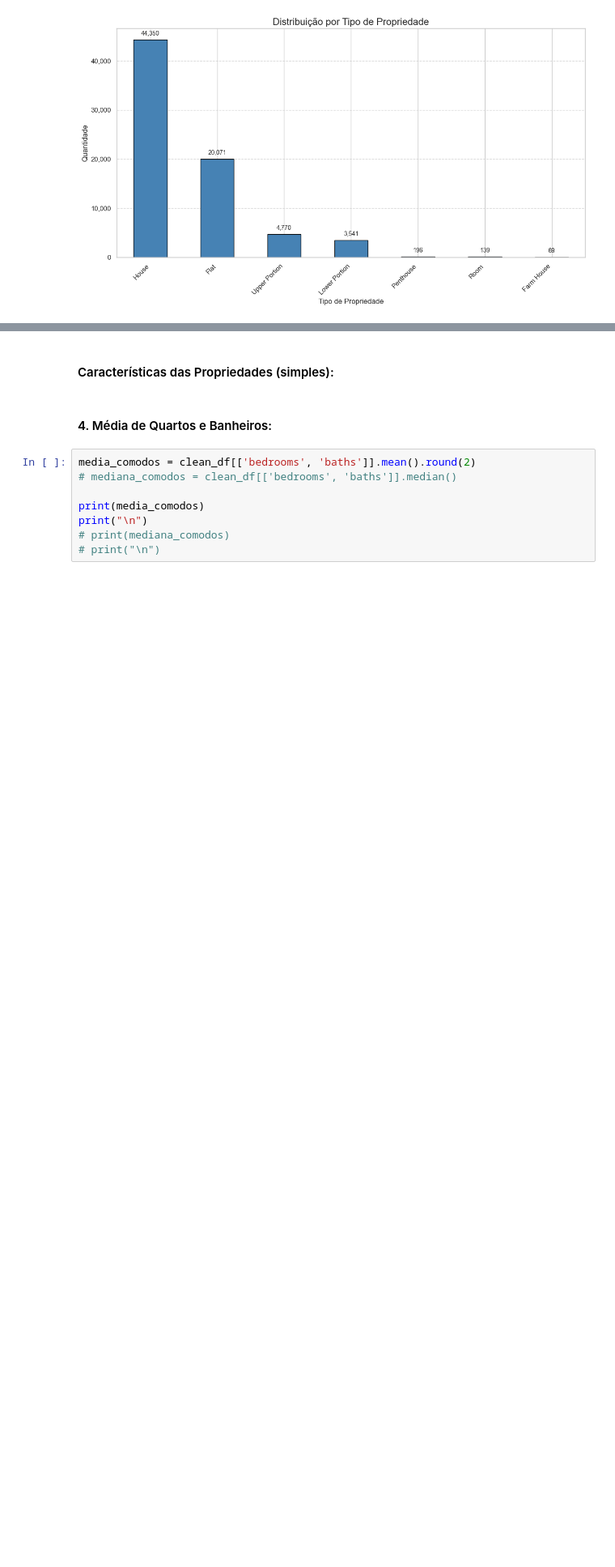
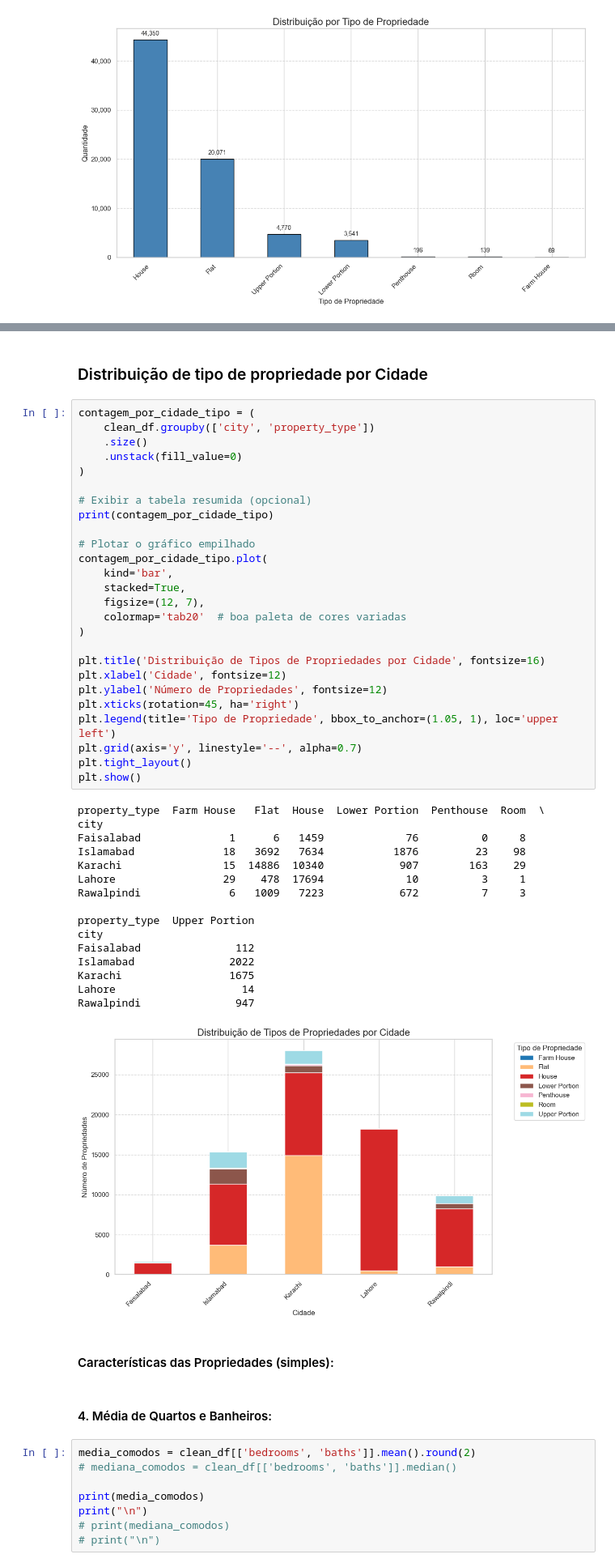
Before and after one commit to lucavillela/pakistan-estate-ml, a Jupyter notebook: main.ipynb, the cells around one changed output, grey strips where cells are left out. Shown: that part at 81% size. Cells and saved outputs as stored; diff of their text form; blank space fills up the shorter version.

```diff
--- a/main.ipynb
+++ b/main.ipynb
@@ -527,3 +531,48 @@ Quantidade total de propriedades 'For Sale':
+# %% [markdown]
+### Distribuição de tipo de propriedade por Cidade
+# %%
+contagem_por_cidade_tipo = (
+    clean_df.groupby(['city', 'property_type'])
+    .size()
+    .unstack(fill_value=0)
+)
+
+# Exibir a tabela resumida (opcional)
+print(contagem_por_cidade_tipo)
+
+# Plotar o gráfico empilhado
+contagem_por_cidade_tipo.plot(
+    kind='bar',
+    stacked=True,
+    figsize=(12, 7),
+    colormap='tab20'  # boa paleta de cores variadas
+)
+
+plt.title('Distribuição de Tipos de Propriedades por Cidade', fontsize=16)
+plt.xlabel('Cidade', fontsize=12)
+plt.ylabel('Número de Propriedades', fontsize=12)
+plt.xticks(rotation=45, ha='right')
+plt.legend(title='Tipo de Propriedade', bbox_to_anchor=(1.05, 1), loc='upper left')
+plt.grid(axis='y', linestyle='--', alpha=0.7)
+plt.tight_layout()
+plt.show()
+# %% [output]
+property_type  Farm House   Flat  House  Lower Portion  Penthouse  Room  \
+city
+Faisalabad              1      6   1459             76          0     8
+Islamabad              18   3692   7634           1876         23    98
+Karachi                15  14886  10340            907        163    29
+Lahore                 29    478  17694             10          3     1
+Rawalpindi              6   1009   7223            672          7     3
+
+property_type  Upper Portion
+city
+Faisalabad               112
+Islamabad               2022
+Karachi                 1675
+Lahore                    14
+Rawalpindi               947
+[figure, added]
 # %% [markdown]
 #### Características das Propriedades (simples):
 # %% [markdown]
```
Also changed, not shown: parts of 11 cells of this notebook, 6 other files.
